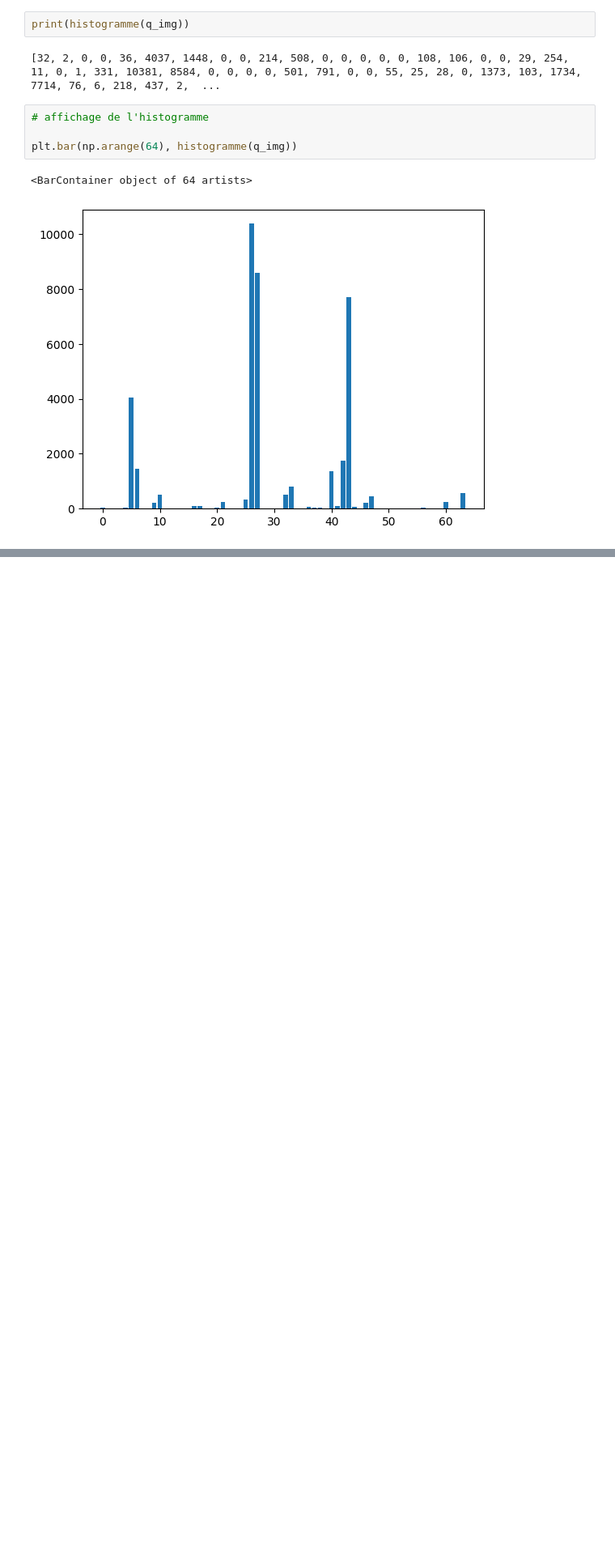
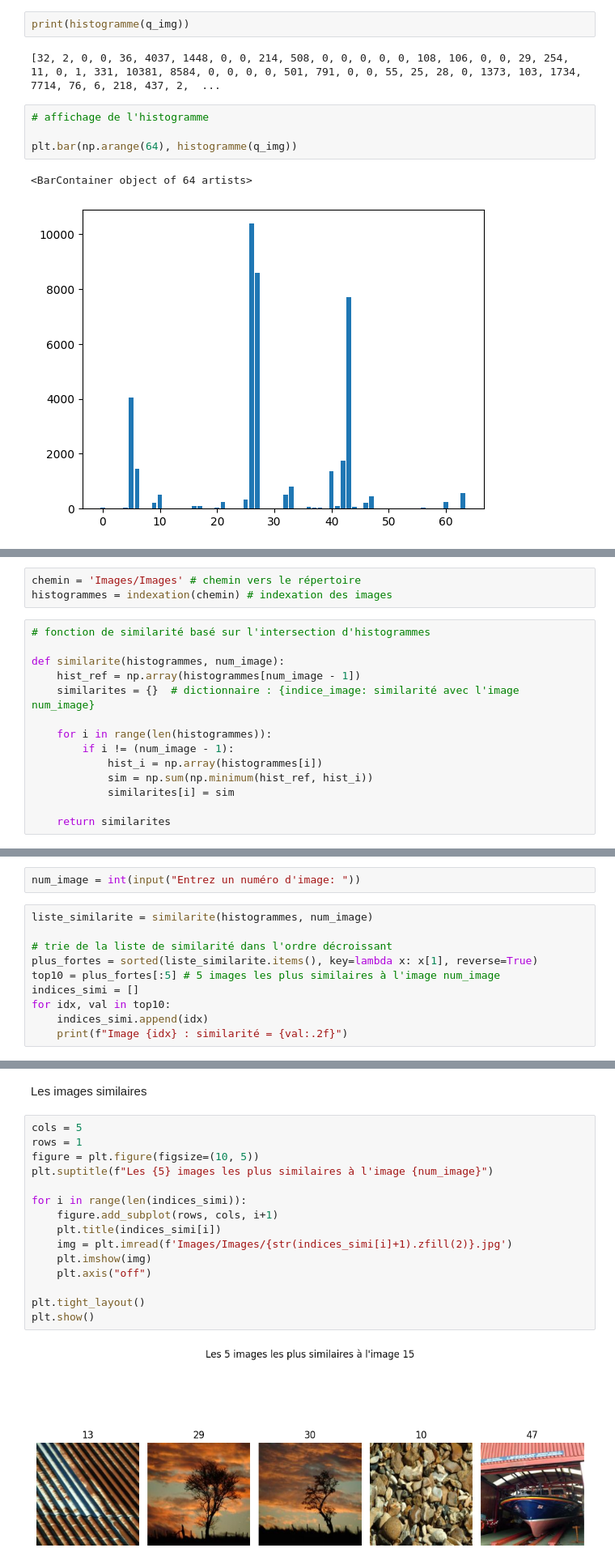
Before and after one commit to kkodjovi/Indexation-d-images-par-la-couleur, a Jupyter notebook: Indexation_couleur.ipynb, the cells around one changed output, grey strips where cells are left out. Shown at 81% size. Saved outputs shown, nothing was run; the diff lists cells and outputs as text; blank space fills up the shorter version.

```diff
--- a/Indexation_couleur.ipynb
+++ b/Indexation_couleur.ipynb
@@ -113,0 +136,17 @@ plt.bar(np.arange(64), histogramme(q_img))
+# %%
+chemin = 'Images/Images' # chemin vers le répertoire
+histogrammes = indexation(chemin) # indexation des images
+# %%
+# fonction de similarité basé sur l'intersection d'histogrammes
+
+def similarite(histogrammes, num_image):
+    hist_ref = np.array(histogrammes[num_image - 1])
+    similarites = {}  # dictionnaire : {indice_image: similarité avec l'image num_image}
+
+    for i in range(len(histogrammes)):
+        if i != (num_image - 1):
+            hist_i = np.array(histogrammes[i])
+            sim = np.sum(np.minimum(hist_ref, hist_i))
+            similarites[i] = sim
+
+    return similarites
@@ -113,0 +155,12 @@ plt.bar(np.arange(64), histogramme(q_img))
+# %%
+num_image = int(input("Entrez un numéro d'image: "))
+# %%
+liste_similarite = similarite(histogrammes, num_image)
+
+# trie de la liste de similarité dans l'ordre décroissant
+plus_fortes = sorted(liste_similarite.items(), key=lambda x: x[1], reverse=True)
+top10 = plus_fortes[:5] # 5 images les plus similaires à l'image num_image
+indices_simi = []
+for idx, val in top10:
+    indices_simi.append(idx)
+    print(f"Image {idx} : similarité = {val:.2f}")
@@ -113,0 +182,19 @@ plt.bar(np.arange(64), histogramme(q_img))
+# %% [markdown]
+Les images similaires
+# %%
+cols = 5
+rows = 1
+figure = plt.figure(figsize=(10, 5))
+plt.suptitle(f"Les {5} images les plus similaires à l'image {num_image}")
+
+for i in range(len(indices_simi)):
+    figure.add_subplot(rows, cols, i+1)
+    plt.title(indices_simi[i])
+    img = plt.imread(f'Images/Images/{str(indices_simi[i]+1).zfill(2)}.jpg')
+    plt.imshow(img)
+    plt.axis("off")
+
+plt.tight_layout()
+plt.show()
+# %% [output]
+[figure, added]
```
Also changed, not shown: parts of 8 cells of this notebook.
